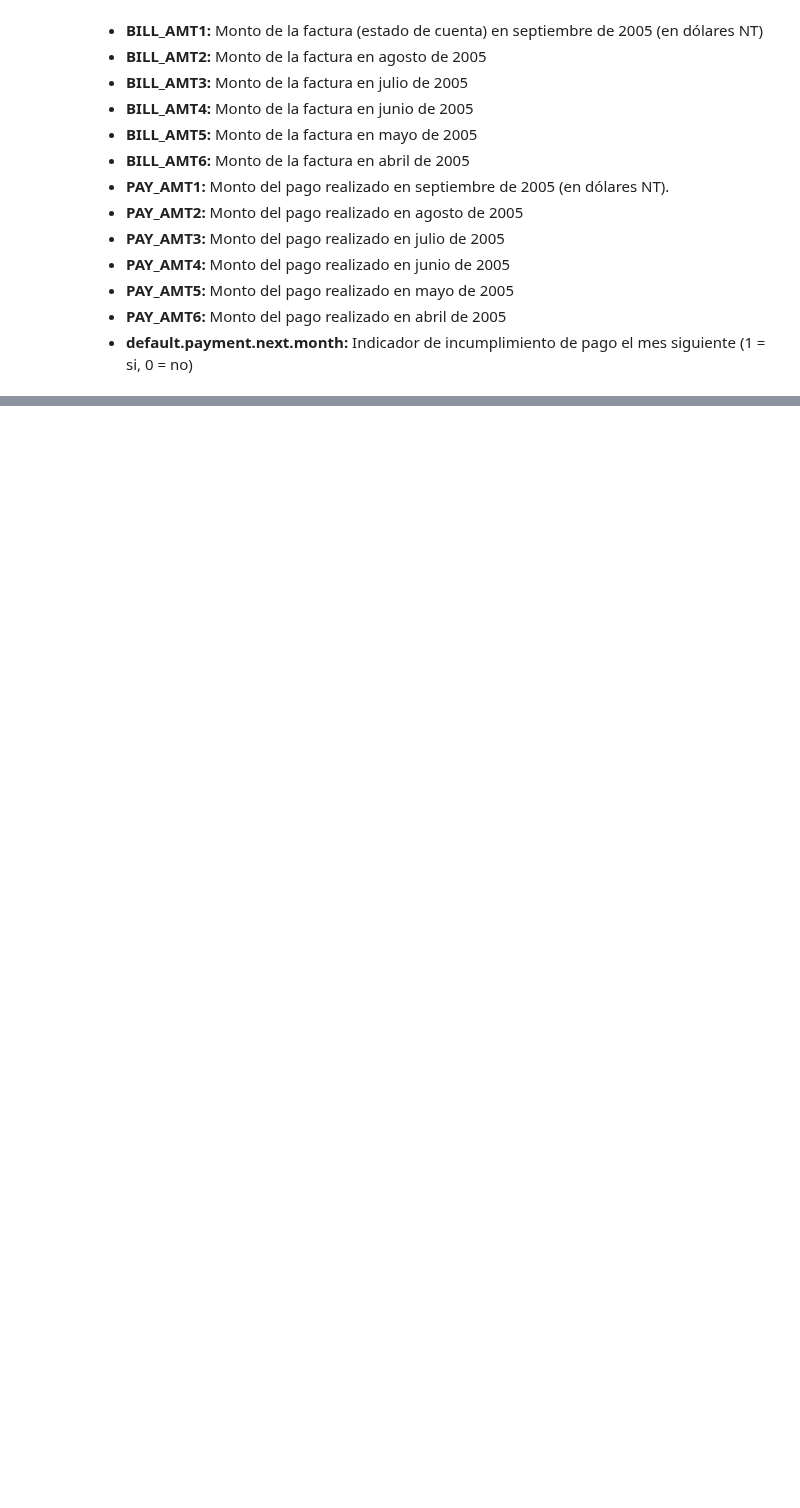
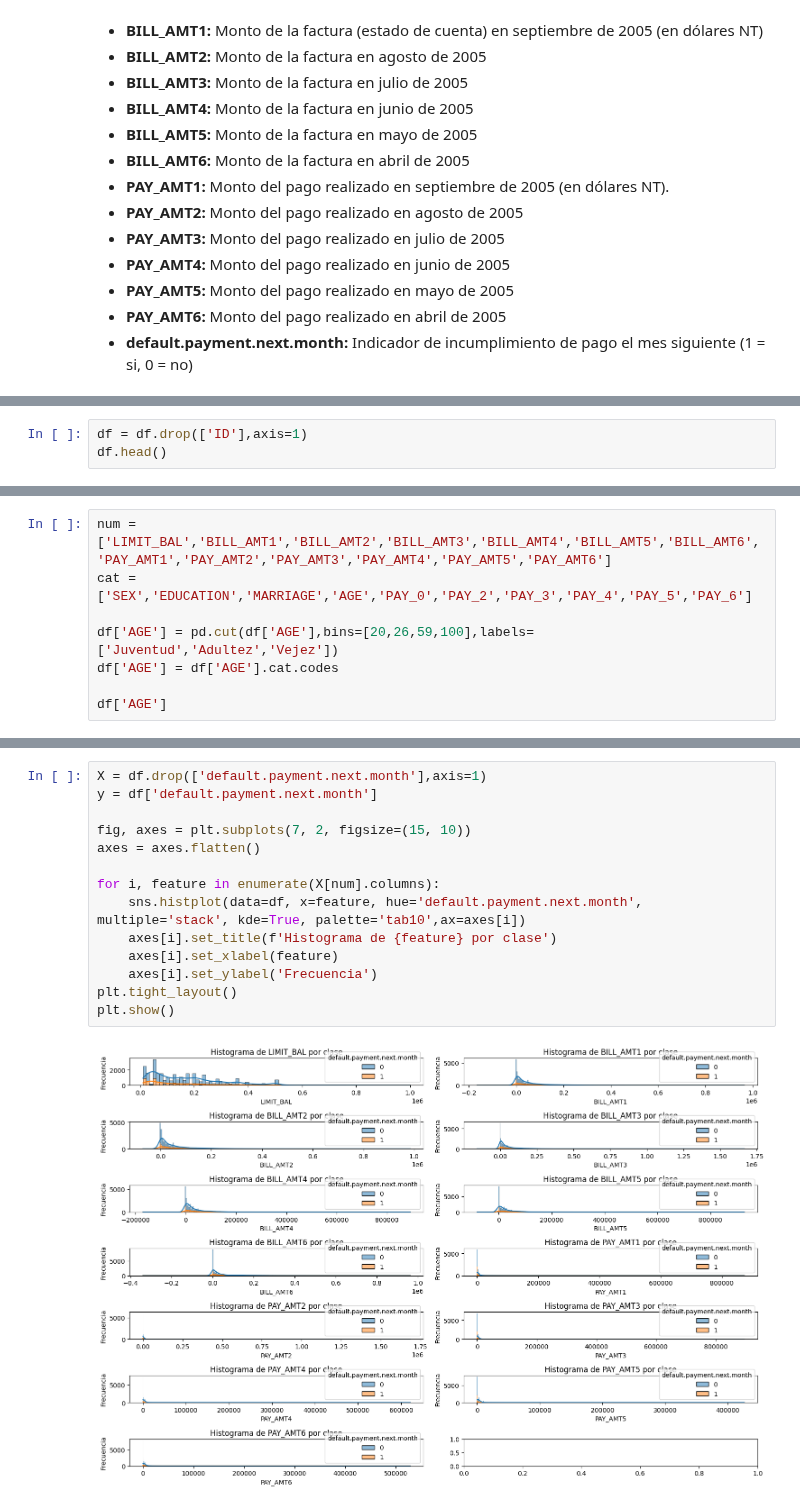
Before and after one commit to Kevin2558/Data_Science_Borrador, a Jupyter notebook: 10_Proyecto_Final/Opcion_4/Borrador.ipynb, the cells around one changed output, grey strips where cells are left out. Cells and saved outputs as stored; diff of their text form; blank space fills up the shorter version.

```diff
--- a/10_Proyecto_Final/Opcion_4/Borrador.ipynb
+++ b/10_Proyecto_Final/Opcion_4/Borrador.ipynb
@@ -76,0 +112,3 @@ Contiene 25 variables, las cuales comprenden:
+# %%
+df = df.drop(['ID'],axis=1)
+df.head()
@@ -76,0 +177,8 @@ Contiene 25 variables, las cuales comprenden:
+# %%
+num = ['LIMIT_BAL','BILL_AMT1','BILL_AMT2','BILL_AMT3','BILL_AMT4','BILL_AMT5','BILL_AMT6','PAY_AMT1','PAY_AMT2','PAY_AMT3','PAY_AMT4','PAY_AMT5','PAY_AMT6']
+cat = ['SEX','EDUCATION','MARRIAGE','AGE','PAY_0','PAY_2','PAY_3','PAY_4','PAY_5','PAY_6']
+
+df['AGE'] = pd.cut(df['AGE'],bins=[20,26,59,100],labels=['Juventud','Adultez','Vejez'])
+df['AGE'] = df['AGE'].cat.codes
+
+df['AGE']
@@ -76,0 +200,16 @@ Contiene 25 variables, las cuales comprenden:
+# %%
+X = df.drop(['default.payment.next.month'],axis=1)
+y = df['default.payment.next.month']
+
+fig, axes = plt.subplots(7, 2, figsize=(15, 10))
+axes = axes.flatten()
+
+for i, feature in enumerate(X[num].columns):
+    sns.histplot(data=df, x=feature, hue='default.payment.next.month', multiple='stack', kde=True, palette='tab10',ax=axes[i])
+    axes[i].set_title(f'Histograma de {feature} por clase')
+    axes[i].set_xlabel(feature)
+    axes[i].set_ylabel('Frecuencia')
+plt.tight_layout()
+plt.show()
+# %% [output]
+[figure, added]
```
Also changed, not shown: parts of 14 cells of this notebook.
